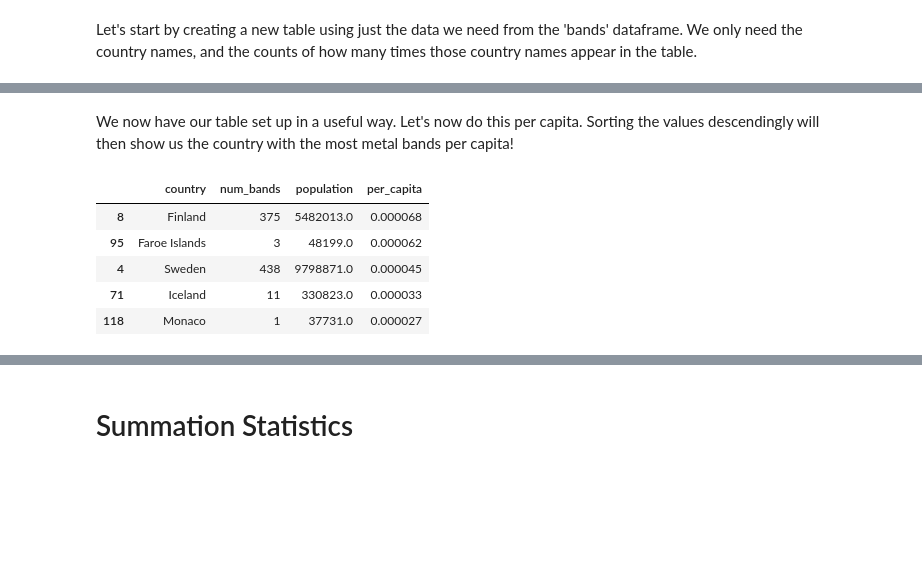
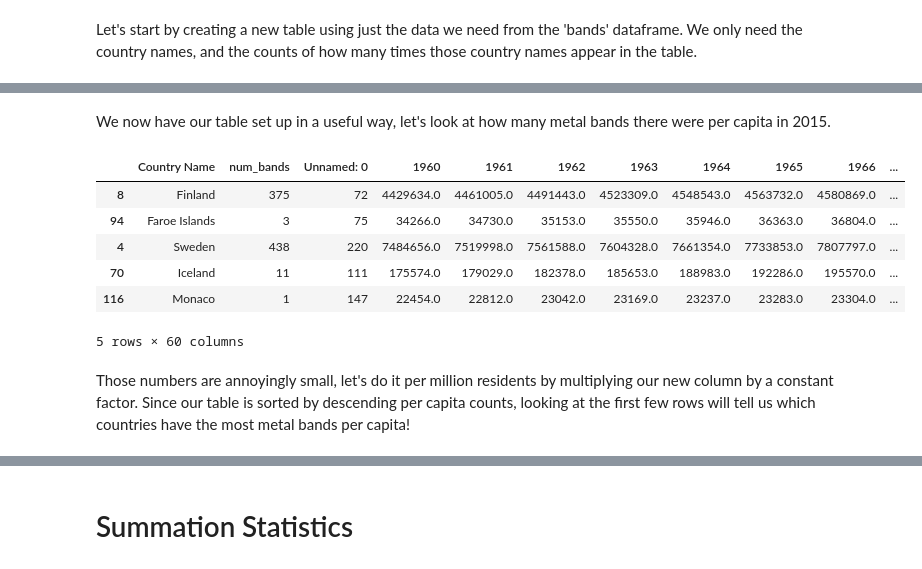
Before and after one commit to orionarcher/metal-bands-by-nation, a Jupyter notebook: PandasWorkshop.ipynb, the cells around one changed output, grey strips where cells are left out. Saved outputs shown, nothing was run; the diff lists cells and outputs as text; code cells hidden in the pictures; blank space fills up the shorter version.

```diff
--- a/PandasWorkshop.ipynb
+++ b/PandasWorkshop.ipynb
@@ -215,4 +188,0 @@ The 'active' column is useful, but not in it's current form. Let's use the infor
-# %%
-bands_df["ended_in"] = bands_df["active"].str.split(r"\-").str[1]
-bands_df.dropna(inplace=True)
-bands_df.head()
@@ -268,4 +213,6 @@ We can use the function 'value_counts()' on the 'country' column in order to get
 # %%
-bands_pop = bands_df["country"].value_counts().rename_axis("country").reset_index(name="num_bands")
+bands_pop = bands_df["country"].value_counts()
+bands_pop = bands_pop.rename_axis("Country Name")
+bands_pop = bands_pop.reset_index(name="num_bands")
 bands_pop.head()
 # %% [output]
@@ -280,4 +227,4 @@ Now let's create a new empty column that we can store the correponding country p
 # %%
-bands_pop["population"] = " "
+bands_pop = bands_pop.merge(world_pop_df)
 bands_pop.head()
 # %% [output]
@@ -294,11 +237,0 @@ One small caveat: Some of the countries do not appear in the two dataframes in t
-# %%
-indices_to_drop = []
-for ii in range(bands_pop.shape[0]):
-	try:
-		my_val = world_pop_df.loc[world_pop_df["Country Name"] == bands_pop.iloc[ii][0]]["2015"].values[0]
-		bands_pop.at[ii, "population"]= my_val
-	except:
-		print("%s was not found in the world population table." %bands_pop.iloc[ii][0])
-		indices_to_drop.append(bands_pop.index[bands_pop['country'] == bands_pop.iloc[ii][0]].tolist()[0])
-bands_pop.drop(indices_to_drop, inplace=True)
-bands_pop.head()
@@ -314,15 +238,18 @@ Unknown was not found in the world population table.
 # %% [markdown]
-We now have our table set up in a useful way. Let's now do this per capita. Sorting the values descendingly will then show us the country with the most metal bands per capita!
+We now have our table set up in a useful way, let's look at how many metal bands there were per capita in 2015.
 # %%
 bands_pop.dropna(inplace=True)
 #print(bands_pop.to_string())
-bands_pop["per_capita"] = bands_pop["num_bands"].astype(float)/bands_pop["population"].astype(float)
-bands_pop.sort_values(by=["per_capita"], ascending=False, inplace=True)
+bands_pop["per_capita"] = bands_pop["num_bands"].astype(float)/bands_pop["2015"].astype(float)
+bands_pop = bands_pop.sort_values(by=["per_capita"], ascending=False)
 bands_pop.head()
 # %% [output]
-|  | country | num_bands | population | per_capita |
-| 8 | Finland | 375 | 5482013.0 | 0.000068 |
-| 95 | Faroe Islands | 3 | 48199.0 | 0.000062 |
-| 4 | Sweden | 438 | 9798871.0 | 0.000045 |
-| 71 | Iceland | 11 | 330823.0 | 0.000033 |
-| 118 | Monaco | 1 | 37731.0 | 0.000027 |
+|  | Country Name | num_bands | Unnamed: 0 | 1960 | 1961 | 1962 | 1963 | 1964 | 1965 | 1966 | ... |
+| 8 | Finland | 375 | 72 | 4429634.0 | 4461005.0 | 4491443.0 | 4523309.0 | 4548543.0 | 4563732.0 | 4580869.0 | ... |
+| 94 | Faroe Islands | 3 | 75 | 34266.0 | 34730.0 | 35153.0 | 35550.0 | 35946.0 | 36363.0 | 36804.0 | ... |
+| 4 | Sweden | 438 | 220 | 7484656.0 | 7519998.0 | 7561588.0 | 7604328.0 | 7661354.0 | 7733853.0 | 7807797.0 | ... |
+| 70 | Iceland | 11 | 111 | 175574.0 | 179029.0 | 182378.0 | 185653.0 | 188983.0 | 192286.0 | 195570.0 | ... |
+| 116 | Monaco | 1 | 147 | 22454.0 | 22812.0 | 23042.0 | 23169.0 | 23237.0 | 23283.0 | 23304.0 | ... |
+5 rows × 60 columns
+# %% [markdown]
+Those numbers are annoyingly small, let's do it per million residents by multiplying our new column by a constant factor. Since our table is sorted by descending per capita counts, looking at the first few rows will tell us which countries have the most metal bands per capita!
```
Also changed, not shown: parts of 41 cells of this notebook, 1 other file.
